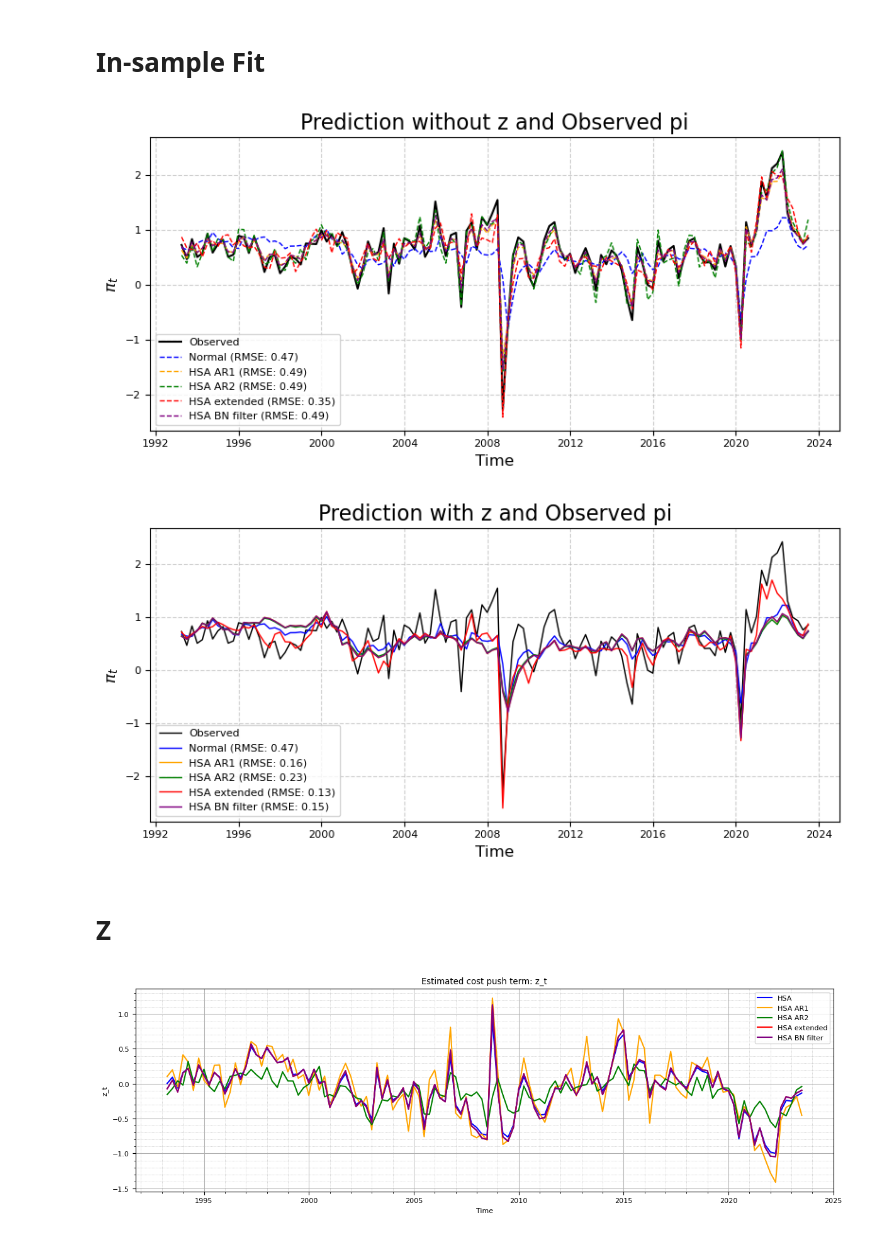
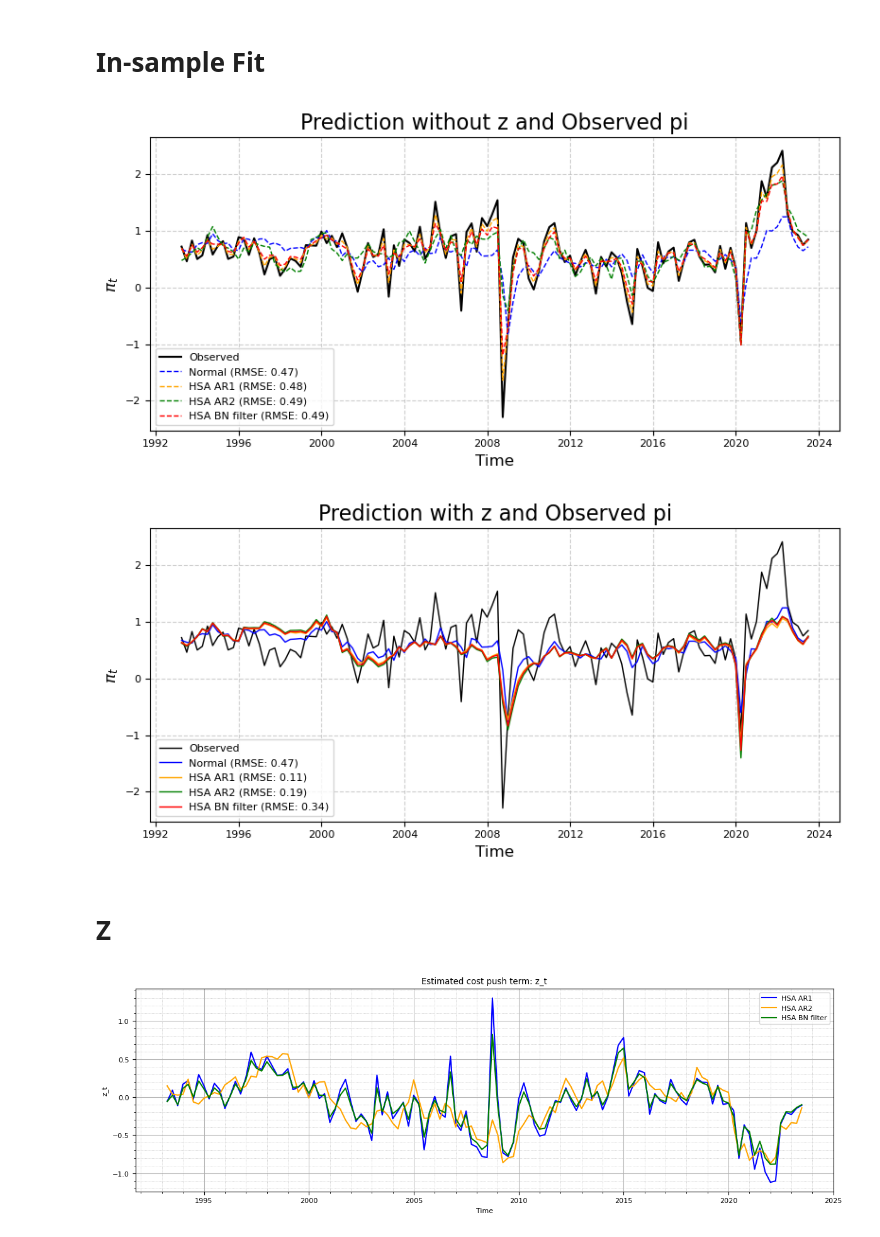
Before and after one commit to Ichikawa-Satoshi/NKPC_HSA_MCMC, a Jupyter notebook: code/main.ipynb, the cells around one changed output. Cells and saved outputs as stored; diff of their text form; code cells hidden in the pictures.

```diff
--- a/code/main.ipynb
+++ b/code/main.ipynb
@@ -102,7 +102,7 @@ data_N["Nchange"] = data_N["Nb"] - data_N["Nd"]
 data_N = data_N[data_N["DATE"] >= "1993-04-01"]
 initial_value = 5387024
 data_N["N"] = initial_value + data_N["Nchange"].shift(fill_value=0).cumsum()
-data_N["N"] = np.log(data_N["N"]*0.01)
+data_N["N"] = np.log(data_N["N"])
 # data_N.to_csv("data/N.csv", index=False)
 
 data_cpi['DATE'] = pd.to_datetime(data_cpi['DATE'])
@@ -128,7 +128,7 @@ N = jnp.array(data['N'],dtype=jnp.float64)
 Y_prev = jnp.array(data['Y_prev'],dtype=jnp.float64)
 
 data_N_hat = pd.read_csv("data/BN_filter_user_inputted_series_results.csv")
-data_N_hat["cycle"] = data_N_hat["cycle"] * 100
+data_N_hat["cycle"] = data_N_hat["cycle"]
 N_hat = jnp.array(data_N_hat["cycle"],dtype=jnp.float64)
 
 
@@ -200,8 +200,8 @@ $$
 # %% [markdown]
 ## Estimation parameters
 # %%
-warmup= 2000
-samples=3000
+warmup= 500
+samples=1500
 chains = 2
 rng_key = jax.random.PRNGKey(0)
 rng_keys = jax.random.split(rng_key, chains)
@@ -262,0 +240,9 @@ $$
+# %%
+def set_prior_distributions():
+    priors = {
+        # NKPC params
+        "beta"       : dist.Beta(0.5, 0.5),
+        "kappa"      : dist.Beta(0.5, 0.5),
+        "sigma_eps"  : dist.LogNormal(0,1),   # NKPC error
+    }
+    return priors
@@ -451,4 +454,5 @@ plt.show()
 # %%
+# Model 2
 def model_2(pi, pi_prev, pi_expect, Y, Y_prev, N, l):
     priors = set_prior_distributions()
 
@@ -466,14 +470,20 @@ def model_2(pi, pi_prev, pi_expect, Y, Y_prev, N, l):
 
     # --- N trend / cycle ---
     bar_n   = numpyro.sample("bar_n", priors["bar_n"])
-    alpha_1 = numpyro.sample("alpha_1", priors["alpha_1"])   # 1
-    alpha_2 = numpyro.sample("alpha_2", priors["alpha_2"])   # 2
+    rho = numpyro.sample("rho", dist.Beta(2, 2))  # [0, 1], stable
+    phi = numpyro.sample("phi", dist.Beta(2, 2))  # [0, 1], periodic
+
+    alpha_1 = 2 * rho * jnp.cos(jnp.pi * phi)
+    alpha_2 = -rho ** 2
+
+    numpyro.deterministic("alpha_1", alpha_1)
+    numpyro.deterministic("alpha_2", alpha_2)
 
     # --- initials ---
     # initial
-    bar_N_0  = numpyro.sample("bar_N_0", dist.Normal(N[0], 0.05)) # Nbar init
-    hat_N_0  = numpyro.sample("hat_N_0", dist.Normal(0, 0.05))    # Nhat init
-    hat_N_m1 = numpyro.sample("hat_N_m1", dist.Normal(0, 0.05))   # t=-1
+    bar_N_0  = numpyro.sample("bar_N_0", dist.Normal(N[0], 0.1))  # Nbar init
+    hat_N_0  = numpyro.sample("hat_N_0", dist.Normal(0, 0.005))    # Nhat init
+    hat_N_m1 = numpyro.sample("hat_N_m1", dist.Normal(0, 0.005))   # t=-1
     z_init   = numpyro.sample("z_init", priors["z_init"])
 
     # --- variance ---
@@ -978,13 +857,11 @@ display(cmp[['elpd_waic','p_waic']])
 pi_pred_0 = model_0_alpha * data["pi_prev"] + model_0_beta * data["Epi"] + model_0_kappa * data["Y"]
 pi_pred_1 = model_1_alpha * data["pi_prev"] + model_1_beta * data["Epi"] + model_1_kappa * data["Y"]
 pi_pred_2 = model_2_alpha * data["pi_prev"] + model_2_beta * data["Epi"] + model_2_kappa * data["Y"]
-pi_pred_3 = model_3_alpha * data["pi_prev"] + model_3_beta * data["Epi"] + kappa_mean_3 * data["Y"]
-pi_pred_4 = model_4_alpha * data["pi_prev"] + model_4_beta * data["Epi"] + model_4_kappa * data["Y"]
+pi_pred_3 = model_3_alpha * data["pi_prev"] + model_3_beta * data["Epi"] + model_3_kappa * data["Y"]
 
 pi_pred_1_z = model_1_alpha * data["pi_prev"] + model_1_beta * data["Epi"] + model_1_kappa * data["Y"] - z_mean_1
 pi_pred_2_z = model_2_alpha * data["pi_prev"] + model_2_beta * data["Epi"] + model_2_kappa * data["Y"] - z_mean_2
-pi_pred_3_z = model_3_alpha * data["pi_prev"] + model_3_beta * data["Epi"] + kappa_mean_3 * data["Y"] - z_mean_3
-pi_pred_4_z = model_4_alpha * data["pi_prev"] + model_4_beta * data["Epi"] + model_4_kappa * data["Y"] - z_mean_4
+pi_pred_3_z = model_3_alpha * data["pi_prev"] + model_3_beta * data["Epi"] + model_3_kappa * data["Y"] - z_mean_3
 
 obs = data["pi"]
 
@@ -998,8 +875,7 @@ scores = {
     "Model 0": get_scores(obs, pi_pred_0),
     "Model 1": get_scores(obs, pi_pred_1),
     "Model 2": get_scores(obs, pi_pred_2),
-    "Model 3": get_scores(obs, pi_pred_3),
-    "Model 4": get_scores(obs, pi_pred_4)
+    "Model 3": get_scores(obs, pi_pred_3)
     }
 
 # plot
@@ -1012,11 +888,8 @@ plt.plot(data["DATE"], pi_pred_1_z, label=f"HSA AR1 (RMSE: {scores['Model 1'][0]
          color=colors[2], linestyle='--', linewidth=1)
 plt.plot(data["DATE"], pi_pred_2_z, label=f"HSA AR2 (RMSE: {scores['Model 2'][0]:.2f})",
          color=colors[3], linestyle='--', linewidth=1)
-plt.plot(data["DATE"], pi_pred_3_z , label=f"HSA extended (RMSE: {scores['Model 3'][0]:.2f})",
+plt.plot(data["DATE"], pi_pred_3_z , label=f"HSA BN filter (RMSE: {scores['Model 3'][0]:.2f})",
          color=colors[4], linestyle='--', linewidth=1)
-plt.plot(data["DATE"], pi_pred_4_z, label=f"HSA BN filter (RMSE: {scores['Model 4'][0]:.2f})",
-         color=colors[5], linestyle='--', linewidth=1)
-
 
 plt.title(title, fontsize=16)
 plt.xlabel("Time", fontsize=12)
@@ -1032,7 +905,7 @@ scores = {
     "Model 1": get_scores(obs, pi_pred_1_z),
     "Model 2": get_scores(obs, pi_pred_2_z),
     "Model 3": get_scores(obs, pi_pred_3_z),
-    "Model 4": get_scores(obs, pi_pred_4_z)
+
     }
 
 plt.figure(figsize=(8, 4))
@@ -1044,10 +917,8 @@ plt.plot(data["DATE"], pi_pred_1, label=f"HSA AR1 (RMSE: {scores['Model 1'][0]:.
          color=colors[2], linestyle='-', linewidth=1)
 plt.plot(data["DATE"], pi_pred_2, label=f"HSA AR2 (RMSE: {scores['Model 3'][0]:.2f})",
          color=colors[3], linestyle='-', linewidth=1)
-plt.plot(data["DATE"], pi_pred_3, label=f"HSA extended (RMSE: {scores['Model 4'][0]:.2f})",
+plt.plot(data["DATE"], pi_pred_3, label=f"HSA BN filter (RMSE: {scores['Model 2'][0]:.2f})",
          color=colors[4], linestyle='-', linewidth=1)
-plt.plot(data["DATE"], pi_pred_4, label=f"HSA BN filter (RMSE: {scores['Model 2'][0]:.2f})",
-         color=colors[5], linestyle='-', linewidth=1)
 
 plt.title(title, fontsize=16)
 plt.xlabel("Time", fontsize=12)
@@ -1057,38 +928,33 @@ plt.grid(True, linestyle='--', alpha=0.6)
 plt.tight_layout()
 plt.show()
 # %% [output]
-[figure, old version]
+[figure, new version]
-[figure, old version]
+[figure, new version]
 # %% [markdown]
 # Z
 # %%
 plt.rcParams.update({'font.size': 8})
 import matplotlib.dates as mdates
 # print(f"Bayesian R^2: {r2}")
 
 plt.figure(figsize=(12, 4))
-plt.plot(data["DATE"], z_mean_1, label="HSA", color=colors[1])
+plt.plot(data["DATE"], z_mean_1, label="HSA AR1", color=colors[1])
 # plt.fill_between(data["DATE"], z_lower_1, z_upper_1, color=colors[1], alpha=0.2, label="95% Credible Interval")
-plt.plot(data["DATE"], z_mean_2, label="HSA AR1", color=colors[2])
+plt.plot(data["DATE"], z_mean_2, label="HSA AR2", color=colors[2])
 # plt.fill_between(data["DATE"], z_lower_2, z_upper_2, color=colors[2], alpha=0.2, label="95% Credible Interval")
-plt.plot(data["DATE"], z_mean_3, label="HSA AR2", color=colors[3])
-# plt.fill_between(data["DATE"], z_lower_3, z_upper_3, color=colors[3], alpha=0.2, label="95% Credible Interval")
-plt.plot(data["DATE"], z_mean_4, label="HSA extended", color=colors[4])
-# plt.fill_between(data["DATE"], z_lower_4, z_upper_4, color=colors[4], alpha=0.2, label="95% Credible Interval")
-plt.plot(data["DATE"], z_mean_4, label="HSA BN filter", color=colors[5])
-# plt.fill_between(data["DATE"], z_lower_4, z_upper_4, color=colors[5], alpha=0.2, label="95% Credible Interval")
+plt.plot(data["DATE"], z_mean_3, label="HSA BN filter", color=colors[3])
 plt.title("Estimated cost push term: z_t")
 plt.xlabel("Time")
 plt.ylabel("z_t")
 plt.legend()
 plt.minorticks_on()
 plt.grid(which='major', linestyle='-', linewidth=0.75)
 plt.grid(which='minor', linestyle=':', linewidth=0.5)
 ax = plt.gca()
 ax.xaxis.set_major_locator(mdates.YearLocator(5))
 ax.xaxis.set_major_formatter(mdates.DateFormatter('%Y'))
 ax.xaxis.set_minor_locator(mdates.YearLocator(1))
 plt.tight_layout()
 plt.show()
 # %% [output]
-[figure, old version]
+[figure, new version]
```
Also changed, not shown: parts of 23 cells of this notebook, 3 other files.
